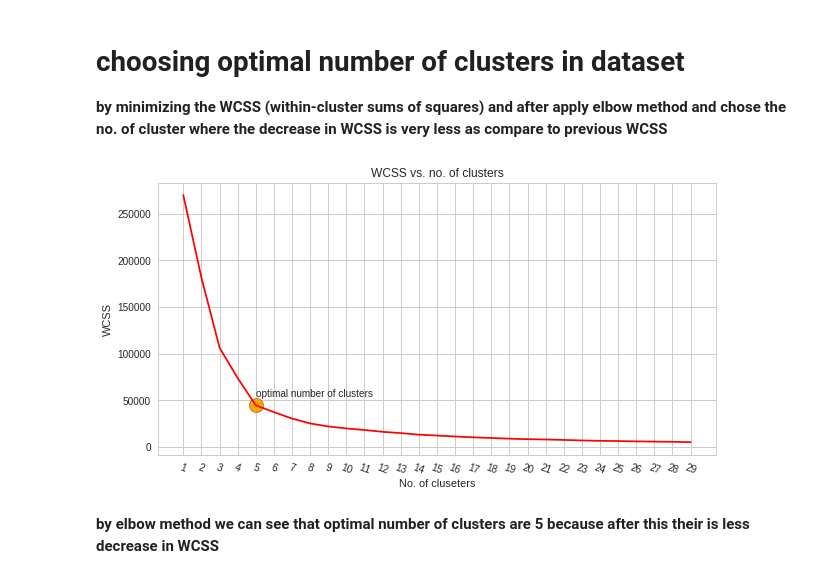
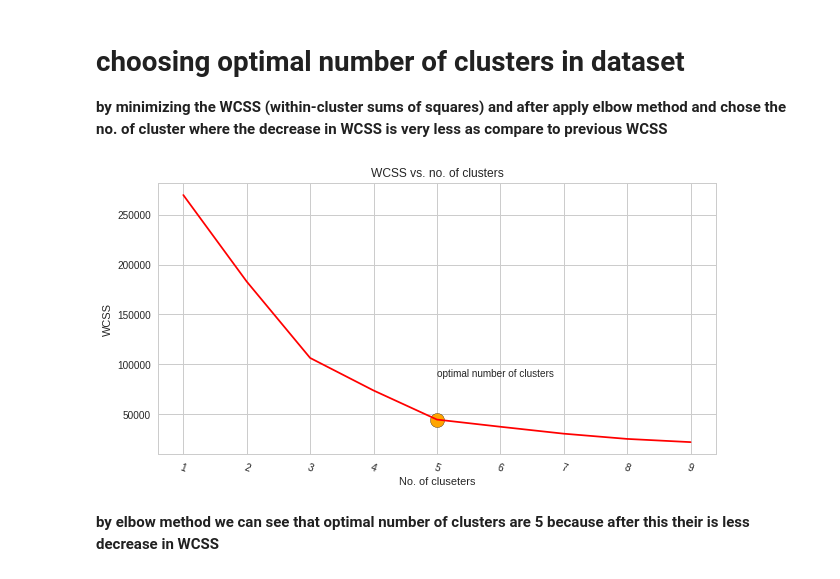
Before and after one commit to noushadkhan01/Projects, a Jupyter notebook: Machine-Learning/Clustering/K-Means/01_KMeans_Clustering_project_to_target_the_customer.ipynb, the cells around one changed output. Cells and saved outputs as stored; diff of their text form; code cells hidden in the pictures.

```diff
--- a/Machine-Learning/Clustering/K-Means/01_KMeans_Clustering_project_to_target_the_customer.ipynb
+++ b/Machine-Learning/Clustering/K-Means/01_KMeans_Clustering_project_to_target_the_customer.ipynb
@@ -31,40 +31,42 @@ array([[15, 39],
 # choosing optimal number of clusters in dataset
 **by minimizing the WCSS (within-cluster sums of squares) and after apply elbow method and chose the no. of cluster where the decrease in WCSS is very less as compare to previous WCSS**
 # %%
-import numpy as np
-wcss = []
-#choose the step size for n_clusters
-step_size = 1
-slope_threshold = .4
-Range = range(1, 30, step_size)
-for i in Range:
-  model = KMeans(n_clusters = i, init = 'k-means++', n_init = 10)
-  #fit the model
-  model.fit(X)
+def optimal_clusters(X, step_size = 1, slope_threshold = 0.4 , end_point = 10):
+  import numpy as np
+  wcss = []
+  #choose the step size for n_clusters
+  Range = range(1, end_point, step_size)
+  for i in Range:
+    model = KMeans(n_clusters = i, init = 'k-means++', n_init = 10)
+    #fit the model
+    model.fit(X)
 
-  #calculate wcss
-  wcss_this_cluster = model.inertia_
-  wcss.append(wcss_this_cluster)
+    #calculate wcss
+    wcss_this_cluster = model.inertia_
+    wcss.append(wcss_this_cluster)
 
-#select optimal number of clusters
-for i in range(len(wcss) - 1):
-  #calculate slope of line
-  slope = ((wcss[i] - wcss[i + 1])/step_size)/np.mean(wcss)
-  if slope > slope_threshold:
-    optimal_clusters, wcss_optimal = Range[i + 1], wcss[i+1]
+  #select optimal number of clusters
+  for i in range(len(wcss) - 1):
+    #calculate slope of line
+    slope = ((wcss[i] - wcss[i + 1])/step_size)/np.mean(wcss)
+    if slope > slope_threshold:
+      optimal_clusters, wcss_optimal = Range[i + 1], wcss[i+1]
 
-plt.figure(figsize = (10, 5))
-plt.plot(Range, wcss, c = 'r')
-plt.scatter(optimal_clusters, wcss_optimal, c = 'orange', s = 200, edgecolors = 'black')
-plt.annotate('optimal number of clusters',(optimal_clusters, wcss_optimal + 2 * min(wcss)))
-plt.title('WCSS vs. no. of clusters')
-plt.xlabel('No. of cluseters')
-plt.ylabel('WCSS')
-plt.xticks(Range, rotation = -20)
-#plt.grid()
-plt.show()
+  plt.figure(figsize = (10, 5))
+  plt.plot(Range, wcss, c = 'r')
+  plt.scatter(optimal_clusters, wcss_optimal, c = 'orange', s = 200, edgecolors = 'black')
+  plt.annotate('optimal number of clusters',(optimal_clusters, wcss_optimal + 2 * min(wcss)))
+  plt.title('WCSS vs. no. of clusters')
+  plt.xlabel('No. of cluseters')
+  plt.ylabel('WCSS')
+  plt.xticks(Range, rotation = -20)
+  #plt.grid()
+  plt.show()
+  return optimal_clusters, wcss_optimal
-# %% [output]
-[figure, removed]
+# %%
+optimal_clusters, wcss_optimal = optimal_clusters(X, slope_threshold = 0.3)
+# %% [output]
+[figure, added]
 # %% [markdown]
 **by elbow method we can see that optimal number of clusters are 5 because after this their is less decrease in WCSS**
 # %% [markdown]
```
Also changed, not shown: parts of 2 cells of this notebook.
